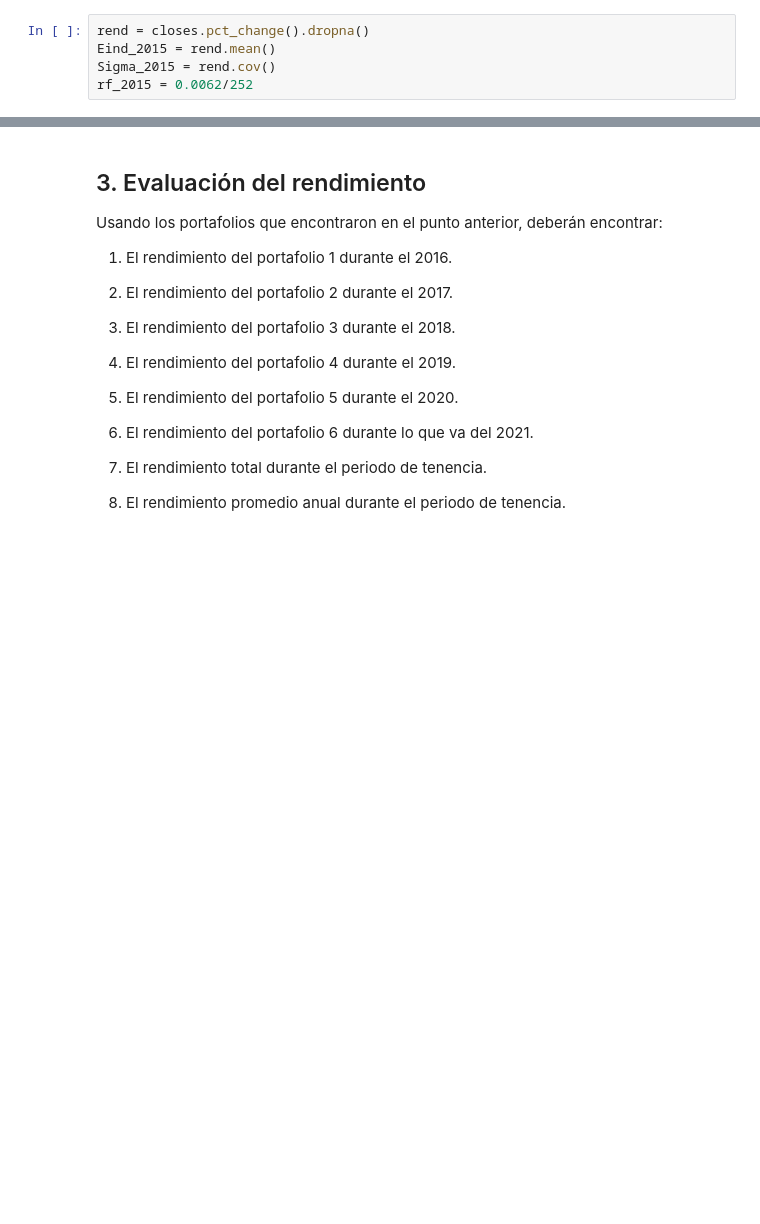
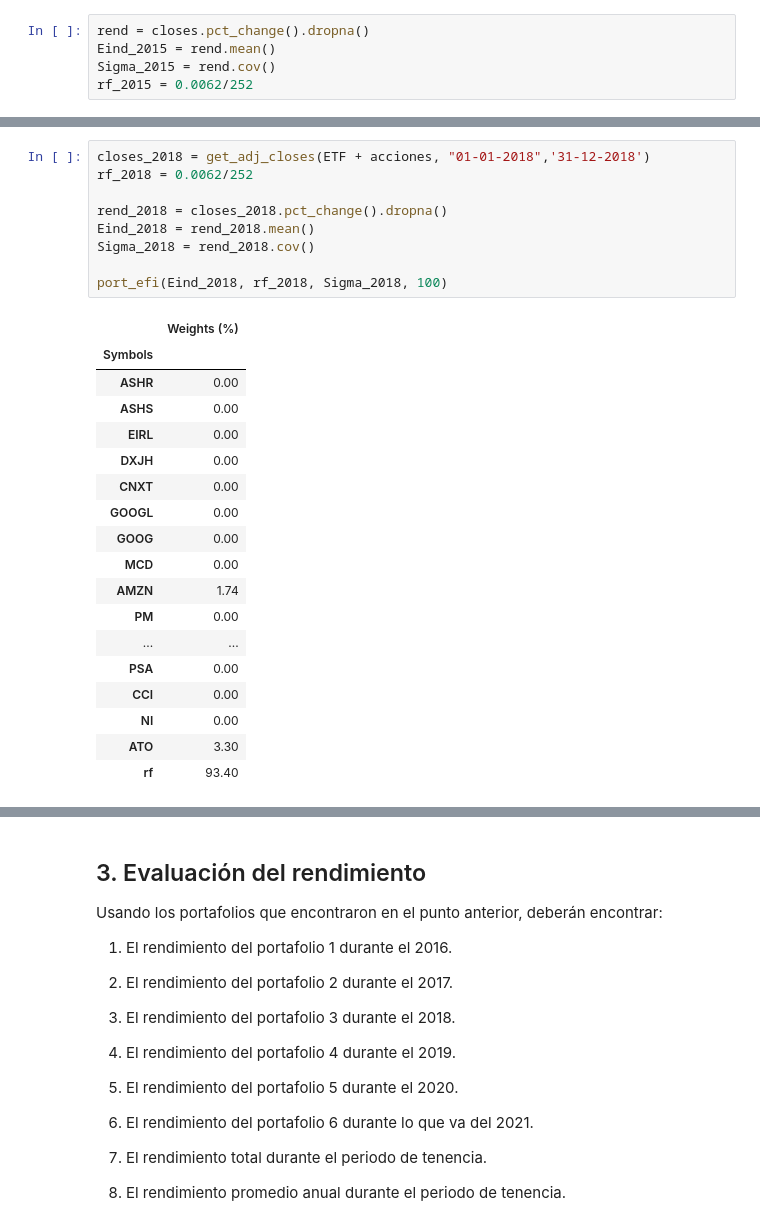
Before and after one commit to MontseOP/Proyecto_Portafolios, a Jupyter notebook: Proyecto Ortiz-Palacios.ipynb, the cells around one changed output, grey strips where cells are left out. Saved outputs shown, nothing was run; the diff lists cells and outputs as text; blank space fills up the shorter version.

```diff
--- a/Proyecto Ortiz-Palacios.ipynb
+++ b/Proyecto Ortiz-Palacios.ipynb
@@ -166,0 +215,28 @@ ini_2016
+# %%
+closes_2018 = get_adj_closes(ETF + acciones, "01-01-2018",'31-12-2018')
+rf_2018 = 0.0062/252
+
+rend_2018 = closes_2018.pct_change().dropna()
+Eind_2018 = rend_2018.mean()
+Sigma_2018 = rend_2018.cov()
+
+port_efi(Eind_2018, rf_2018, Sigma_2018, 100)
+# %% [output]
+|  | Weights (%) |
+| Symbols |  |
+| ASHR | 0.00 |
+| ASHS | 0.00 |
+| EIRL | 0.00 |
+| DXJH | 0.00 |
+| CNXT | 0.00 |
+| GOOGL | 0.00 |
+| GOOG | 0.00 |
+| MCD | 0.00 |
+| AMZN | 1.74 |
+| PM | 0.00 |
+| ... | ... |
+| PSA | 0.00 |
+| CCI | 0.00 |
+| NI | 0.00 |
+| ATO | 3.30 |
+| rf | 93.40 |
```
Also changed, not shown: parts of 16 cells of this notebook.
